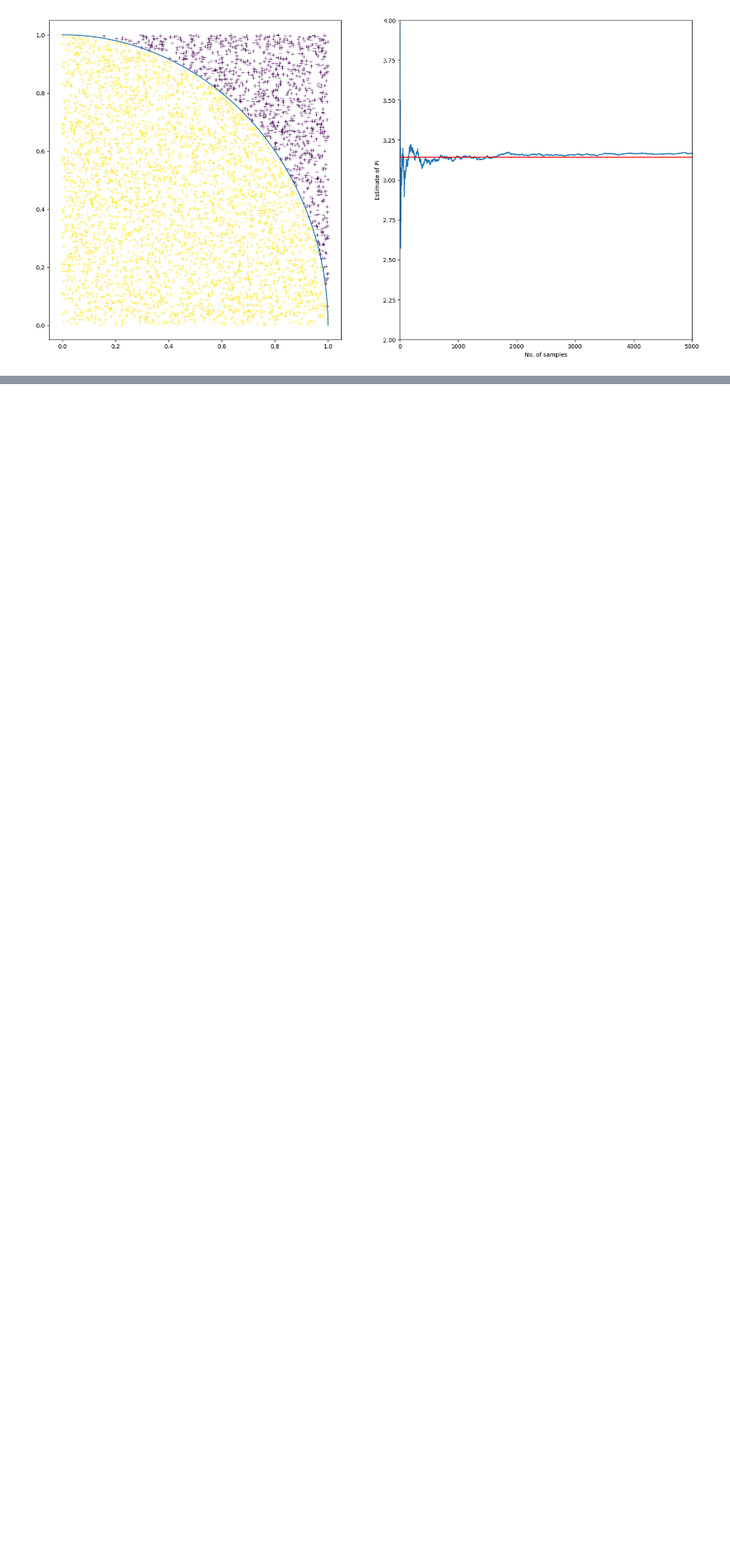
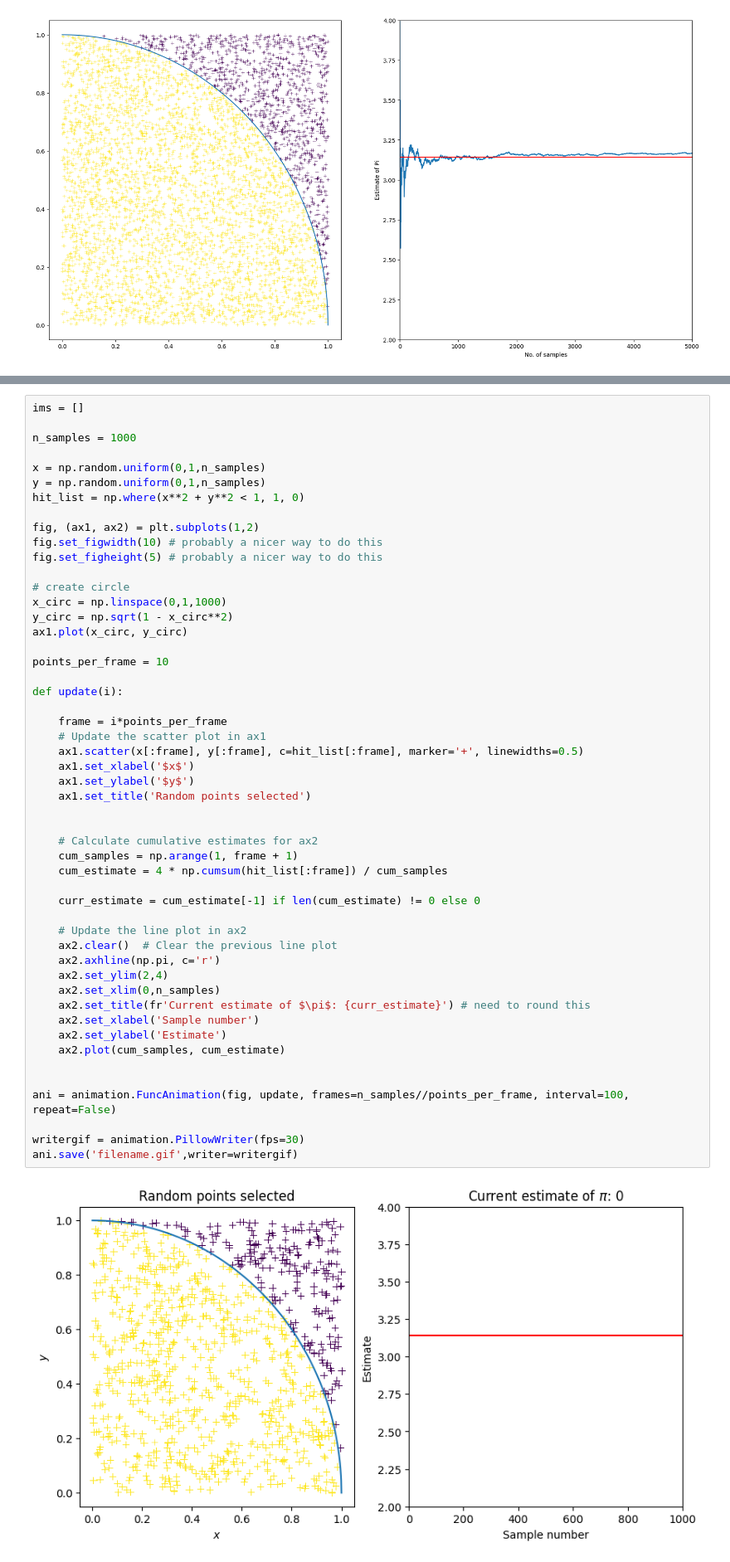
Before and after one commit to BorisDeletic/CompStatsForQuant, a Jupyter notebook: 3MCMC/MonteCarloPi.ipynb, the cells around one changed output, grey strips where cells are left out. Shown: that part at 83% size. Drawn from its saved outputs; the diff is of its cells as text; blank space fills up the shorter version.

```diff
--- a/3MCMC/MonteCarloPi.ipynb
+++ b/3MCMC/MonteCarloPi.ipynb
@@ -92,0 +136,53 @@ plt.show()
+# %%
+ims = []
+
+n_samples = 1000
+
+x = np.random.uniform(0,1,n_samples)
+y = np.random.uniform(0,1,n_samples)
+hit_list = np.where(x**2 + y**2 < 1, 1, 0)
+
+fig, (ax1, ax2) = plt.subplots(1,2)
+fig.set_figwidth(10) # probably a nicer way to do this
+fig.set_figheight(5) # probably a nicer way to do this
+
+# create circle
+x_circ = np.linspace(0,1,1000)
+y_circ = np.sqrt(1 - x_circ**2)
+ax1.plot(x_circ, y_circ)
+
+points_per_frame = 10
+
+def update(i):
+
+    frame = i*points_per_frame
+    # Update the scatter plot in ax1
+    ax1.scatter(x[:frame], y[:frame], c=hit_list[:frame], marker='+', linewidths=0.5)
+    ax1.set_xlabel('$x$')
+    ax1.set_ylabel('$y$')
+    ax1.set_title('Random points selected')
+
+
+    # Calculate cumulative estimates for ax2
+    cum_samples = np.arange(1, frame + 1)
+    cum_estimate = 4 * np.cumsum(hit_list[:frame]) / cum_samples
+
+    curr_estimate = cum_estimate[-1] if len(cum_estimate) != 0 else 0
+
+    # Update the line plot in ax2
+    ax2.clear()  # Clear the previous line plot
+    ax2.axhline(np.pi, c='r')
+    ax2.set_ylim(2,4)
+    ax2.set_xlim(0,n_samples)
+    ax2.set_title(fr'Current estimate of $\pi$: {curr_estimate}') # need to round this
+    ax2.set_xlabel('Sample number')
+    ax2.set_ylabel('Estimate')
+    ax2.plot(cum_samples, cum_estimate)
+
+
+ani = animation.FuncAnimation(fig, update, frames=n_samples//points_per_frame, interval=100, repeat=False)
+
+writergif = animation.PillowWriter(fps=30)
+ani.save('filename.gif',writer=writergif)
+# %% [output]
+[figure, added]
```
Also changed, not shown: parts of 2 cells of this notebook, 3 other files.
